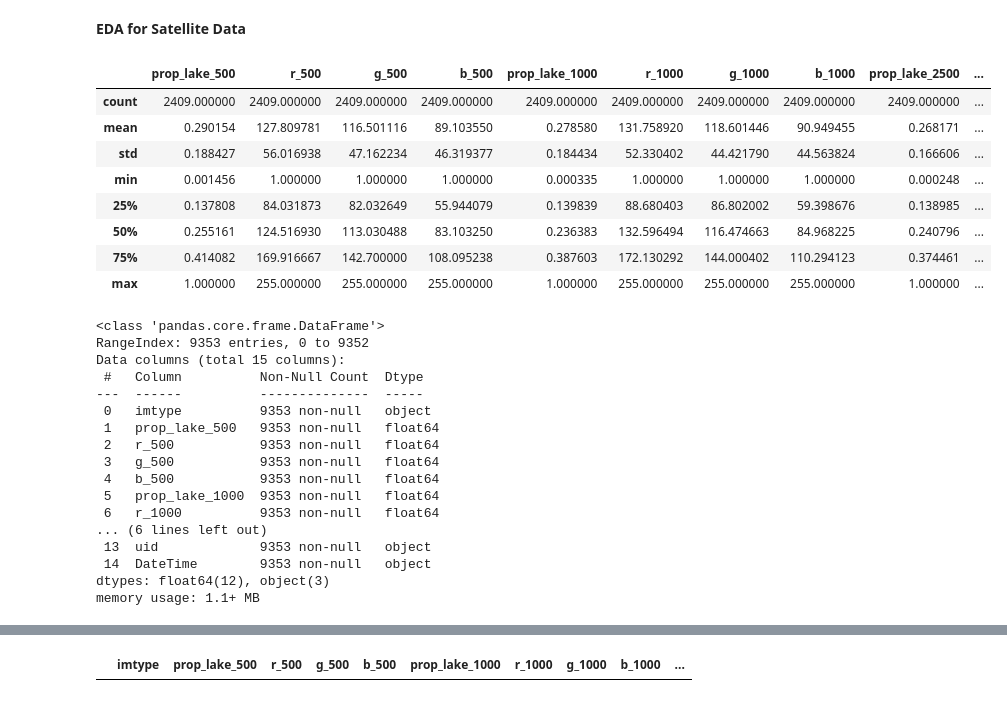
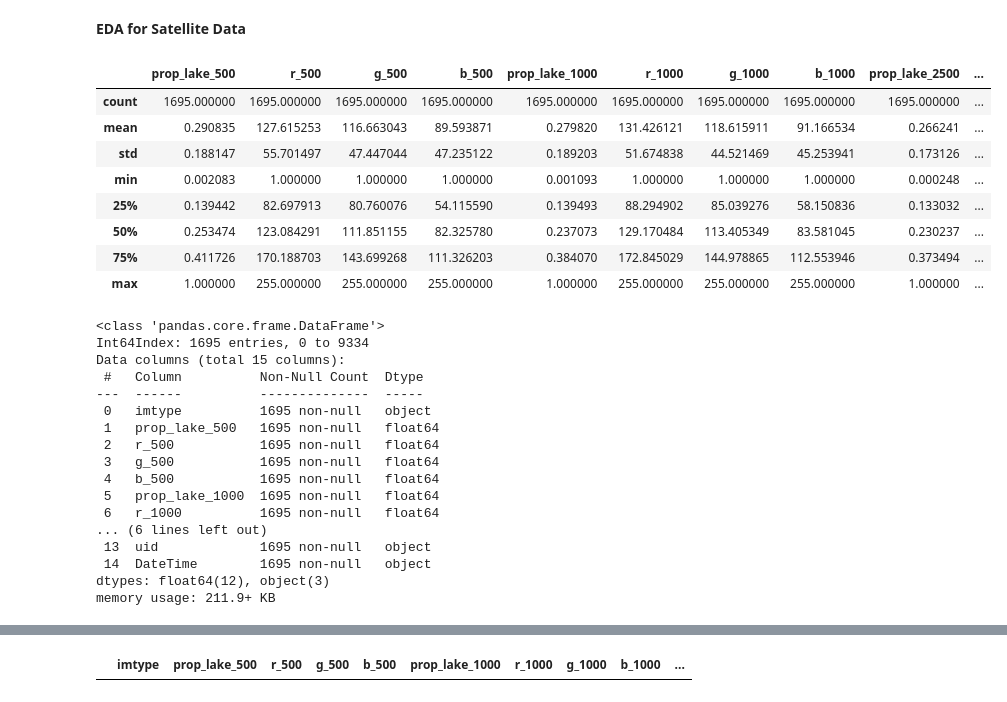
Before and after one commit to jennahgosciak/algaebloom, a Jupyter notebook: rds_draft_report_FINAL.ipynb, the cells around one changed output, grey strips where cells are left out. Drawn from its saved outputs; the diff is of its cells as text; code cells hidden in the pictures.

```diff
--- a/rds_draft_report_FINAL.ipynb
+++ b/rds_draft_report_FINAL.ipynb
@@ -253,39 +261,38 @@ sns.heatmap(elevation_correlation,annot=True, cmap='coolwarm')
 **EDA for Satellite Data**
 # %%
 #satellite data statistics
-satellite_filt = satellite_data.loc[satellite_data['uid'].isin(train['uid']) |
-                                    satellite_data['uid'].isin(test['uid'])]
+satellite_filt = satellite_data.loc[satellite_data['uid'].isin(train['uid'])]
 satellite_filt.describe()
 # %% [output]
 |  | prop_lake_500 | r_500 | g_500 | b_500 | prop_lake_1000 | r_1000 | g_1000 | b_1000 | prop_lake_2500 | ... |
-| count | 2409.000000 | 2409.000000 | 2409.000000 | 2409.000000 | 2409.000000 | 2409.000000 | 2409.000000 | 2409.000000 | 2409.000000 | ... |
-| mean | 0.290154 | 127.809781 | 116.501116 | 89.103550 | 0.278580 | 131.758920 | 118.601446 | 90.949455 | 0.268171 | ... |
-| std | 0.188427 | 56.016938 | 47.162234 | 46.319377 | 0.184434 | 52.330402 | 44.421790 | 44.563824 | 0.166606 | ... |
-| min | 0.001456 | 1.000000 | 1.000000 | 1.000000 | 0.000335 | 1.000000 | 1.000000 | 1.000000 | 0.000248 | ... |
-| 25% | 0.137808 | 84.031873 | 82.032649 | 55.944079 | 0.139839 | 88.680403 | 86.802002 | 59.398676 | 0.138985 | ... |
-| 50% | 0.255161 | 124.516930 | 113.030488 | 83.103250 | 0.236383 | 132.596494 | 116.474663 | 84.968225 | 0.240796 | ... |
-| 75% | 0.414082 | 169.916667 | 142.700000 | 108.095238 | 0.387603 | 172.130292 | 144.000402 | 110.294123 | 0.374461 | ... |
+| count | 1695.000000 | 1695.000000 | 1695.000000 | 1695.000000 | 1695.000000 | 1695.000000 | 1695.000000 | 1695.000000 | 1695.000000 | ... |
+| mean | 0.290835 | 127.615253 | 116.663043 | 89.593871 | 0.279820 | 131.426121 | 118.615911 | 91.166534 | 0.266241 | ... |
+| std | 0.188147 | 55.701497 | 47.447044 | 47.235122 | 0.189203 | 51.674838 | 44.521469 | 45.253941 | 0.173126 | ... |
+| min | 0.002083 | 1.000000 | 1.000000 | 1.000000 | 0.001093 | 1.000000 | 1.000000 | 1.000000 | 0.000248 | ... |
+| 25% | 0.139442 | 82.697913 | 80.760076 | 54.115590 | 0.139493 | 88.294902 | 85.039276 | 58.150836 | 0.133032 | ... |
+| 50% | 0.253474 | 123.084291 | 111.851155 | 82.325780 | 0.237073 | 129.170484 | 113.405349 | 83.581045 | 0.230237 | ... |
+| 75% | 0.411726 | 170.188703 | 143.699268 | 111.326203 | 0.384070 | 172.845029 | 144.978865 | 112.553946 | 0.373494 | ... |
 | max | 1.000000 | 255.000000 | 255.000000 | 255.000000 | 1.000000 | 255.000000 | 255.000000 | 255.000000 | 1.000000 | ... |
 # %%
 #satellite data types and data info
-satellite_data.info()
+satellite_filt.info()
 # %% [output]
 <class 'pandas.core.frame.DataFrame'>
-RangeIndex: 9353 entries, 0 to 9352
+Int64Index: 1695 entries, 0 to 9334
 Data columns (total 15 columns):
  #   Column          Non-Null Count  Dtype
 ---  ------          --------------  -----
- 0   imtype          9353 non-null   object
- 1   prop_lake_500   9353 non-null   float64
- 2   r_500           9353 non-null   float64
- 3   g_500           9353 non-null   float64
- 4   b_500           9353 non-null   float64
- 5   prop_lake_1000  9353 non-null   float64
- 6   r_1000          9353 non-null   float64
+ 0   imtype          1695 non-null   object
+ 1   prop_lake_500   1695 non-null   float64
+ 2   r_500           1695 non-null   float64
+ 3   g_500           1695 non-null   float64
+ 4   b_500           1695 non-null   float64
+ 5   prop_lake_1000  1695 non-null   float64
+ 6   r_1000          1695 non-null   float64
 ... (6 lines left out)
- 13  uid             9353 non-null   object
- 14  DateTime        9353 non-null   object
+ 13  uid             1695 non-null   object
+ 14  DateTime        1695 non-null   object
 dtypes: float64(12), object(3)
-memory usage: 1.1+ MB
+memory usage: 211.9+ KB
 # %%
 #Figure 5 - Plotting value distributions of input features for satellite data
```
Also changed, not shown: parts of 11 cells of this notebook.
